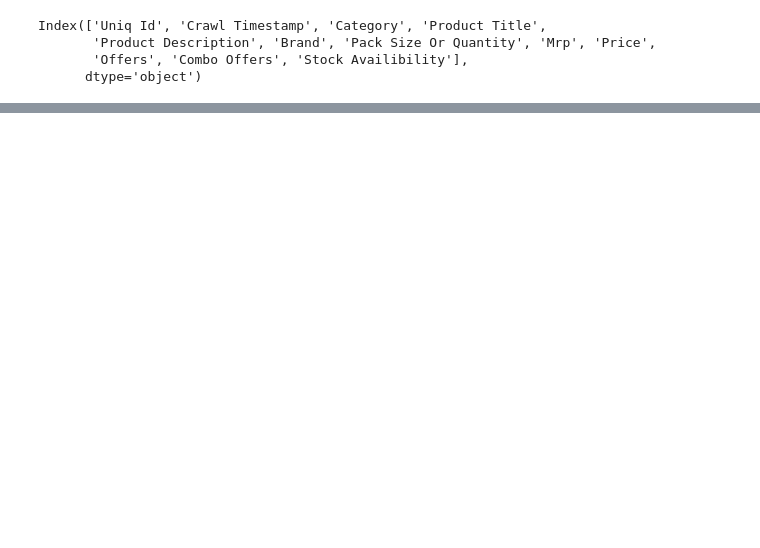
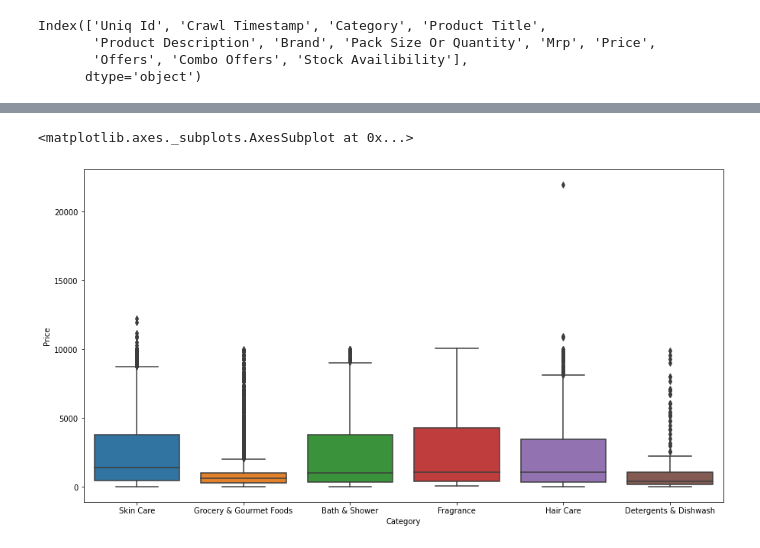
Before and after one commit to Abhishek4848/Amazon-product-listing-Analysis, a Jupyter notebook: AmazonDataAnalysis.ipynb, the cells around one changed output, grey strips where cells are left out. Drawn from its saved outputs; the diff is of its cells as text; code cells hidden in the pictures; blank space fills up the shorter version.

```diff
--- a/AmazonDataAnalysis.ipynb
+++ b/AmazonDataAnalysis.ipynb
@@ -98,0 +110,7 @@ Name: Brand, dtype: object
+# %%
+amzn['Brand'].replace(np.NaN,-1,inplace=True)
+for i in range(len(amzn['Uniq Id'])):
+    if(amzn['Brand'][i] == -1):
+        brand = amzn['Product Title'][i].strip().split(' ')
+        amzn['Brand'][i] = " ".join(brand[0:2])
+        #print(brand[0:2])
@@ -98,0 +135,3 @@ Name: Brand, dtype: object
+# %%
+amzn['Price'].replace('NAN',np.NaN,inplace=True)
+print("EMPTY VALUES IN PRICE COLUMN: ",amzn['Price'].isna().sum())
@@ -98,0 +140,7 @@ Name: Brand, dtype: object
+# %%
+for i in range(len(amzn['Uniq Id'])):
+  try:
+    amzn['Price'][i] == float(amzn['Price'][i])
+  except:
+    price = float(amzn['Price'][i][1:])
+    amzn['Price'][i] = price
@@ -98,0 +157,15 @@ Name: Brand, dtype: object
+# %%
+amzn['Price'] = amzn['Price'].astype('float')
+skin_care = amzn[amzn['Category'] == 'Skin Care']
+grocery =  amzn[amzn['Category'] == 'Grocery & Gourmet Foods']
+bath = amzn[amzn['Category'] == 'Bath & Shower']
+fragrance = amzn[amzn['Category'] == 'Fragrance']
+Hair = amzn[amzn['Category'] == 'Hair Care']
+Dish =amzn[amzn['Category'] == 'Skin Care']
+#np.mean([amzn['Price'][i]=='Hair Care' for i in range(len(amzn['Uniq Id']))])
+# %%
+plt.figure(figsize = (15,8))
+sns.boxplot(y = amzn['Price'],  x = amzn['Category'])
+# %% [output]
+<matplotlib.axes._subplots.AxesSubplot at 0x...>
+[figure, added]
```
Also changed, not shown: parts of 18 cells of this notebook.
